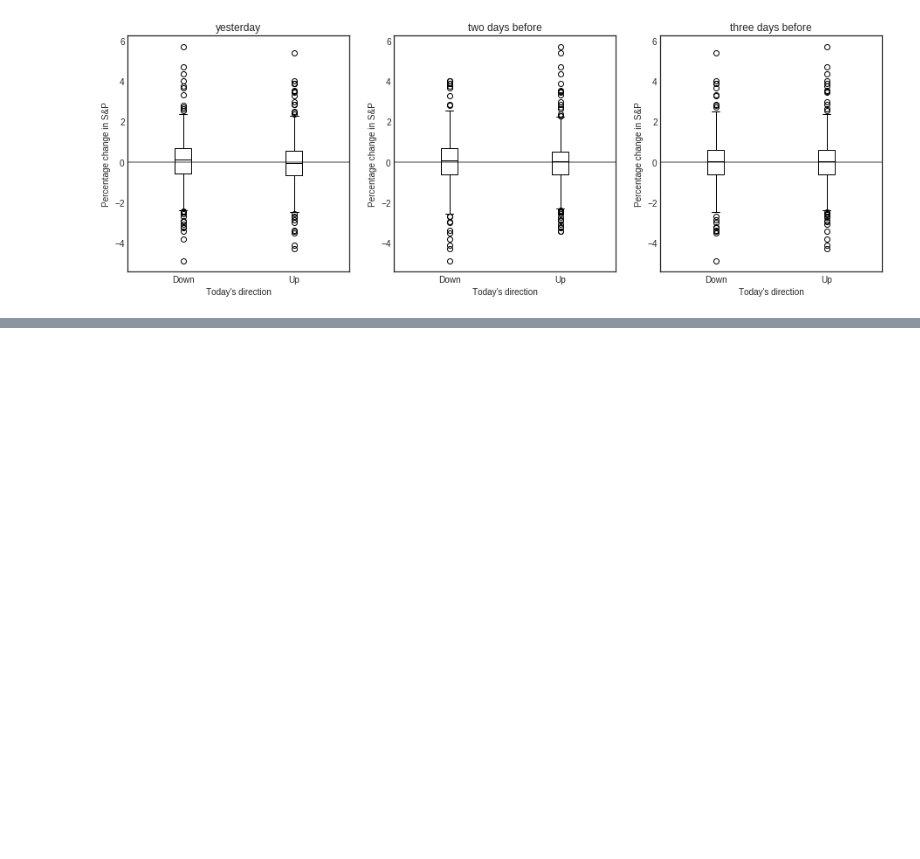
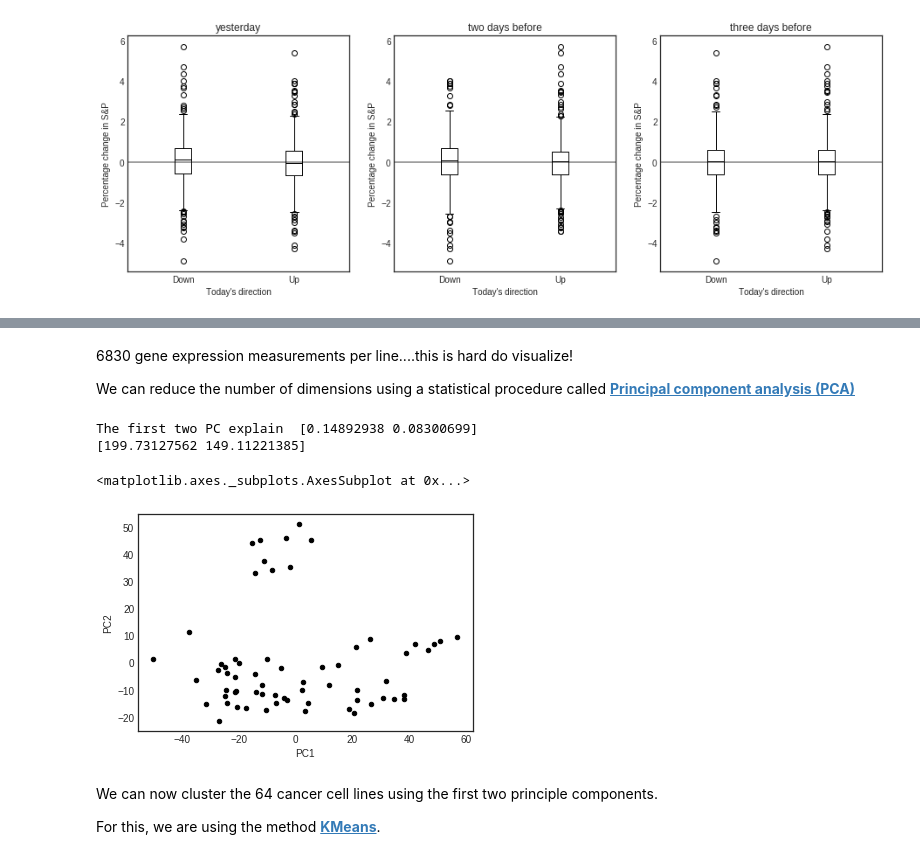
Before and after one commit to steidani/statistical_learning, a Jupyter notebook: notebooks/Chap1_introduction.ipynb, the cells around one changed output, grey strips where cells are left out. Drawn from its saved outputs; the diff is of its cells as text; code cells hidden in the pictures; blank space fills up the shorter version.

```diff
--- a/notebooks/Chap1_introduction.ipynb
+++ b/notebooks/Chap1_introduction.ipynb
@@ -111,0 +117,7 @@ Text(0.5, 0.98, '')
+# %%
+# =======
+# reade data set using pandas
+df_genes = pd.read_csv('../data/nci60_data.csv', index_col=0)
+
+# returns the first 10 rows
+df_genes.head()
@@ -111,0 +132,35 @@ Text(0.5, 0.98, '')
+# %% [markdown]
+6830 gene expression measurements per line....this is hard do visualize!
+
+We can reduce the number of dimensions using a statistical procedure called [**Principal component analysis (PCA)**](https://en.wikipedia.org/wiki/Principal_component_analysis)
+# %%
+# =======
+# import module
+from sklearn.decomposition import PCA
+
+# =======
+# Performe PCA on data
+
+# define number of components
+pca = PCA(n_components = 2)       # here, we use the first two components, which explain most of the variance
+df_genes_transformed = pd.DataFrame(pca.fit_transform(df_genes), columns=['PC1', 'PC2'])
+
+# How much of the variance do the first two principal compoenents explain?
+print("The first two PC explain ", pca.explained_variance_ratio_)
+print(pca.singular_values_)
+# %% [output]
+The first two PC explain  [0.14892938 0.08300699]
+[199.73127562 149.11221385]
+# %%
+# =======
+# plot the 64 cancer cell lines in a two-dimensional space PC1 and PC2
+df_genes_transformed.plot.scatter(x='PC1',
+                                  y='PC2',
+                                  c='black')
+# %% [output]
+<matplotlib.axes._subplots.AxesSubplot at 0x...>
+[figure, added]
+# %% [markdown]
+We can now cluster the 64 cancer cell lines using the first two principle components.
+
+For this, we are using the method [**KMeans**](https://en.wikipedia.org/wiki/K-means_clustering).
```
Also changed, not shown: parts of 5 cells of this notebook.
